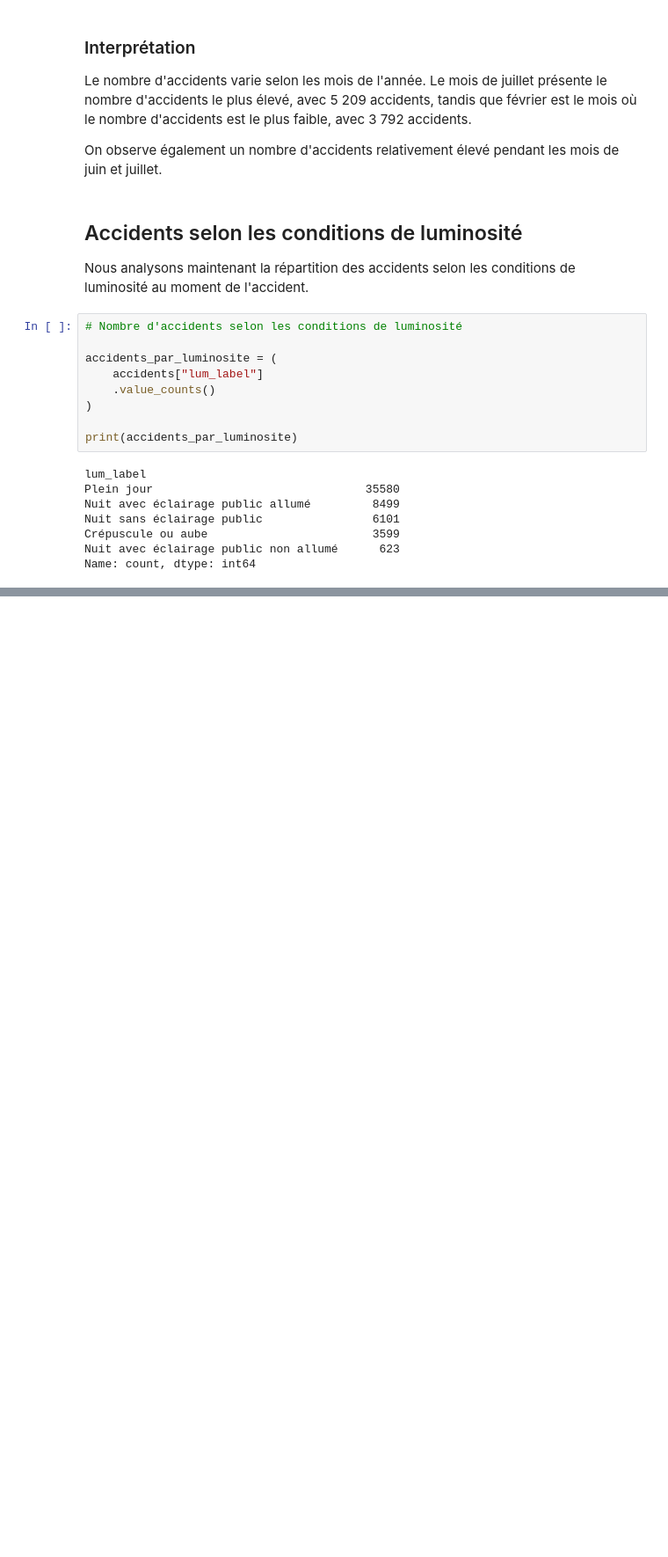
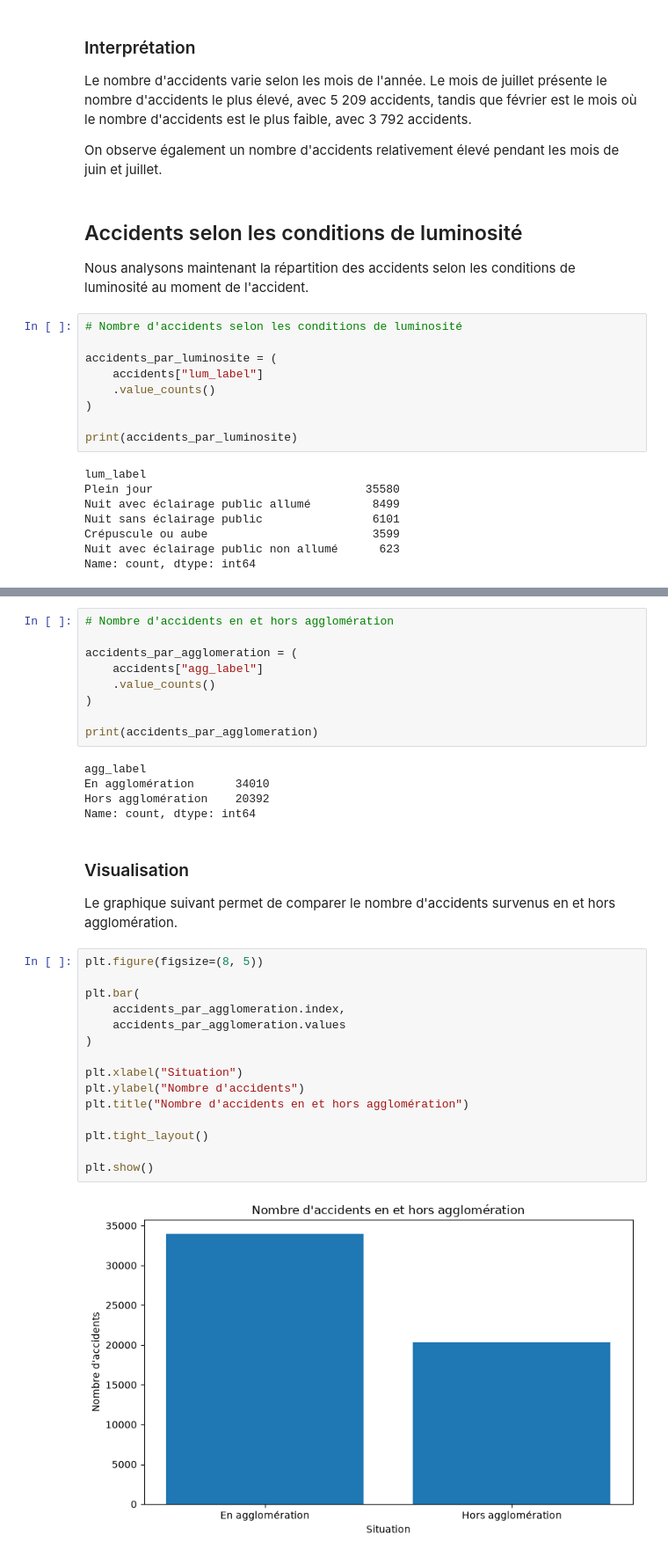
Before and after one commit to iyadelchess/road-accident-analysis, a Jupyter notebook: notebooks/analyse_donnees.ipynb, the cells around one changed output, grey strips where cells are left out. Shown at 88% size. Saved outputs shown, nothing was run; the diff lists cells and outputs as text; blank space fills up the shorter version.

```diff
--- a/notebooks/analyse_donnees.ipynb
+++ b/notebooks/analyse_donnees.ipynb
@@ -120,0 +208,35 @@ Name: count, dtype: int64
+# %%
+# Nombre d'accidents en et hors agglomération
+
+accidents_par_agglomeration = (
+    accidents["agg_label"]
+    .value_counts()
+)
+
+print(accidents_par_agglomeration)
+# %% [output]
+agg_label
+En agglomération      34010
+Hors agglomération    20392
+Name: count, dtype: int64
+# %% [markdown]
+### Visualisation
+
+Le graphique suivant permet de comparer le nombre d'accidents survenus en et hors agglomération.
+# %%
+plt.figure(figsize=(8, 5))
+
+plt.bar(
+    accidents_par_agglomeration.index,
+    accidents_par_agglomeration.values
+)
+
+plt.xlabel("Situation")
+plt.ylabel("Nombre d'accidents")
+plt.title("Nombre d'accidents en et hors agglomération")
+
+plt.tight_layout()
+
+plt.show()
+# %% [output]
+[figure, added]
```
Also changed, not shown: parts of 37 cells of this notebook.
